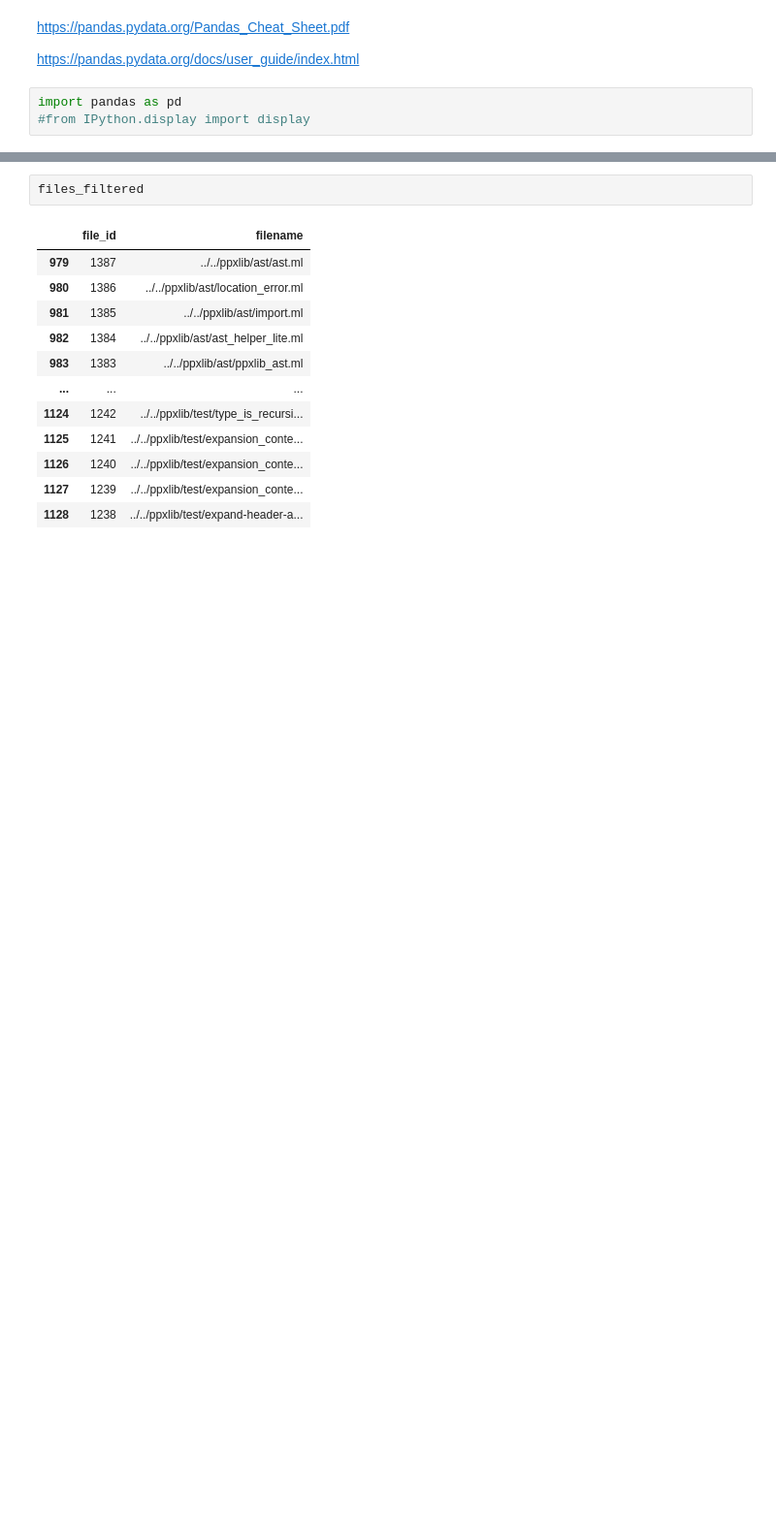
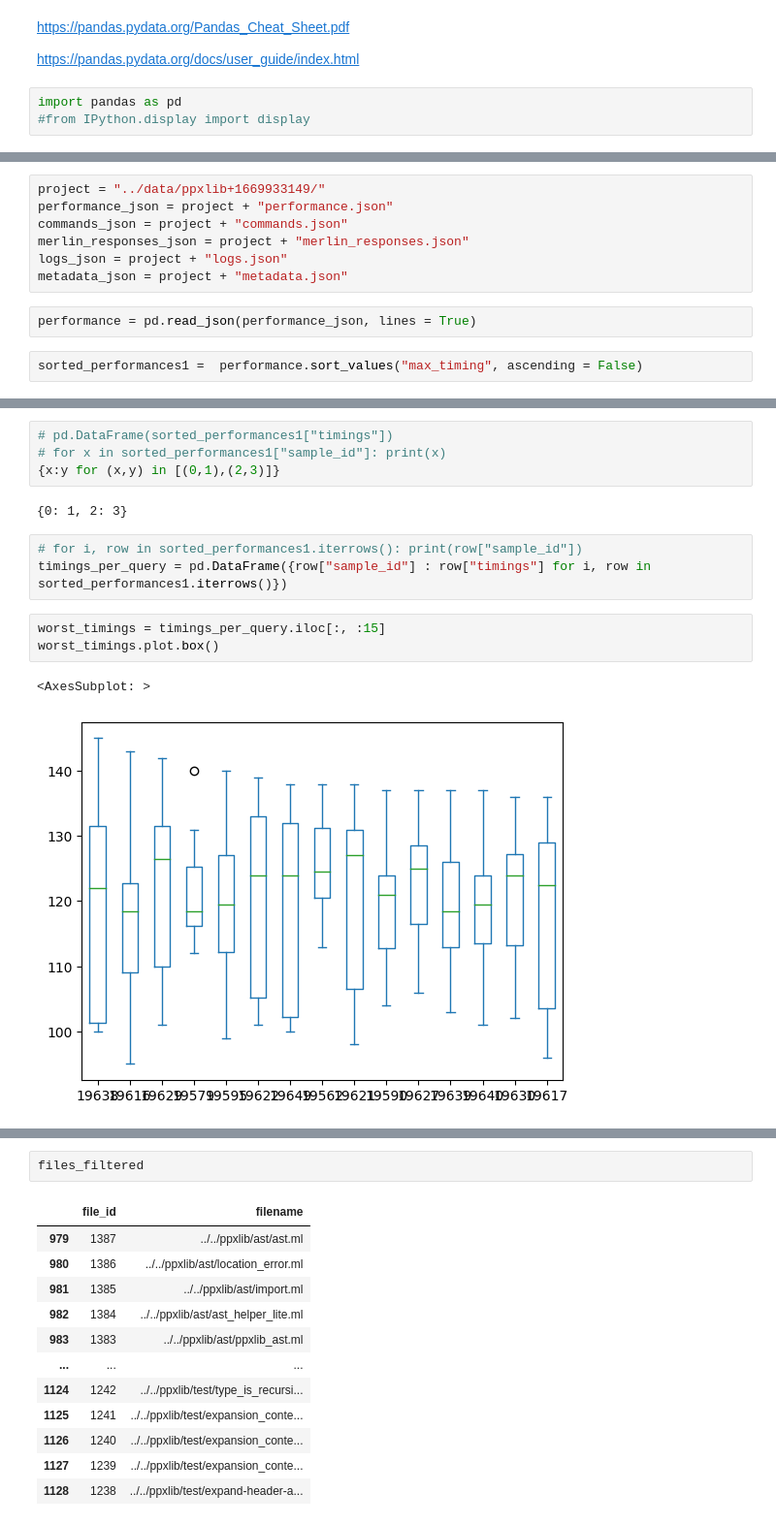
Before and after one commit to pitag-ha/merl-an, a Jupyter notebook: dev/trying_pandas.ipynb, the cells around one changed output, grey strips where cells are left out. Shown at 97% size. Drawn from its saved outputs; the diff is of its cells as text; blank space fills up the shorter version.

Commit message:
First box plot etc

```diff
--- a/dev/trying_pandas.ipynb
+++ b/dev/trying_pandas.ipynb
@@ -16,0 +8,11 @@ NameError: name 'files' is not defined
+# %%
+project = "../data/ppxlib+1669933149/"
+performance_json = project + "performance.json"
+commands_json = project + "commands.json"
+merlin_responses_json = project + "merlin_responses.json"
+logs_json = project + "logs.json"
+metadata_json = project + "metadata.json"
+# %%
+performance = pd.read_json(performance_json, lines = True)
+# %%
+sorted_performances1 =  performance.sort_values("max_timing", ascending = False)
@@ -16,0 +108,15 @@ NameError: name 'files' is not defined
+# %%
+# pd.DataFrame(sorted_performances1["timings"])
+# for x in sorted_performances1["sample_id"]: print(x)
+{x:y for (x,y) in [(0,1),(2,3)]}
+# %% [output]
+{0: 1, 2: 3}
+# %%
+# for i, row in sorted_performances1.iterrows(): print(row["sample_id"])
+timings_per_query = pd.DataFrame({row["sample_id"] : row["timings"] for i, row in sorted_performances1.iterrows()})
+# %%
+worst_timings = timings_per_query.iloc[:, :15]
+worst_timings.plot.box()
+# %% [output]
+<AxesSubplot: >
+[figure, added]
```
Also changed, not shown: parts of 10 cells of this notebook.
